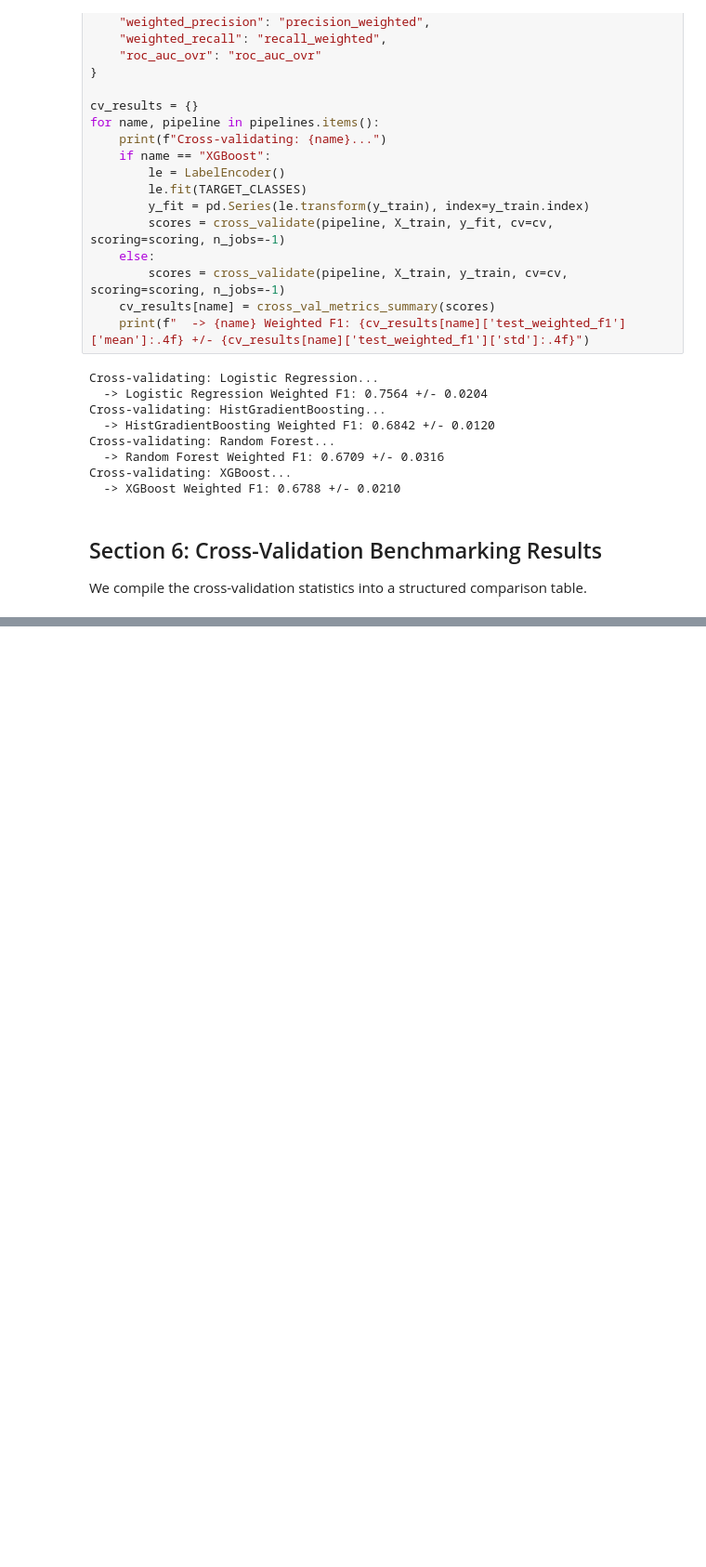
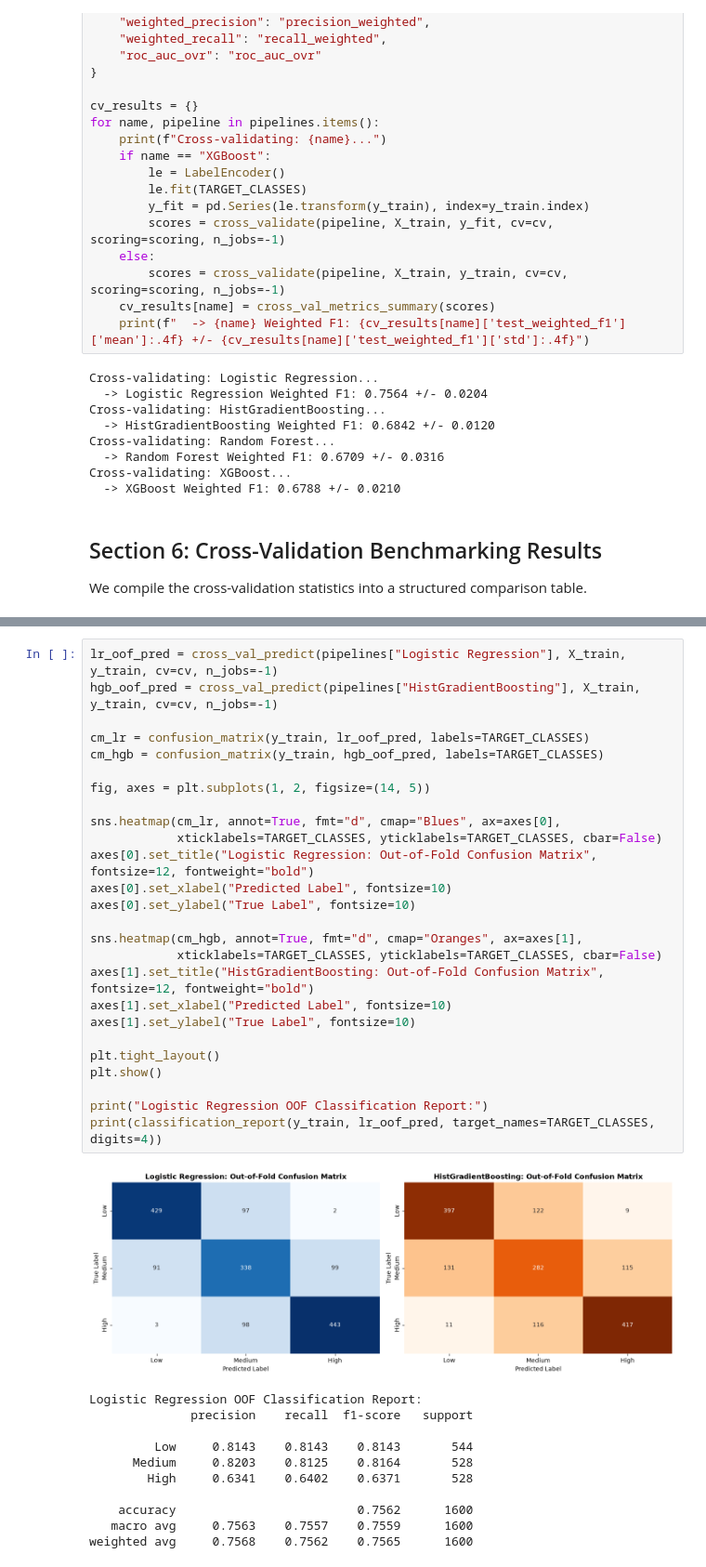
Before and after one commit to Badr-Eddine-Slaoui/CAMPUSWELL-RIS-LAB, a Jupyter notebook: notebooks/03_modeling_and_evaluation.ipynb, the cells around one changed output, grey strips where cells are left out. Shown at 93% size. Cells and saved outputs as stored; diff of their text form; blank space fills up the shorter version.

```diff
--- a/notebooks/03_modeling_and_evaluation.ipynb
+++ b/notebooks/03_modeling_and_evaluation.ipynb
@@ -210,0 +258,38 @@ benchmark_df
+# %%
+lr_oof_pred = cross_val_predict(pipelines["Logistic Regression"], X_train, y_train, cv=cv, n_jobs=-1)
+hgb_oof_pred = cross_val_predict(pipelines["HistGradientBoosting"], X_train, y_train, cv=cv, n_jobs=-1)
+
+cm_lr = confusion_matrix(y_train, lr_oof_pred, labels=TARGET_CLASSES)
+cm_hgb = confusion_matrix(y_train, hgb_oof_pred, labels=TARGET_CLASSES)
+
+fig, axes = plt.subplots(1, 2, figsize=(14, 5))
+
+sns.heatmap(cm_lr, annot=True, fmt="d", cmap="Blues", ax=axes[0],
+            xticklabels=TARGET_CLASSES, yticklabels=TARGET_CLASSES, cbar=False)
+axes[0].set_title("Logistic Regression: Out-of-Fold Confusion Matrix", fontsize=12, fontweight="bold")
+axes[0].set_xlabel("Predicted Label", fontsize=10)
+axes[0].set_ylabel("True Label", fontsize=10)
+
+sns.heatmap(cm_hgb, annot=True, fmt="d", cmap="Oranges", ax=axes[1],
+            xticklabels=TARGET_CLASSES, yticklabels=TARGET_CLASSES, cbar=False)
+axes[1].set_title("HistGradientBoosting: Out-of-Fold Confusion Matrix", fontsize=12, fontweight="bold")
+axes[1].set_xlabel("Predicted Label", fontsize=10)
+axes[1].set_ylabel("True Label", fontsize=10)
+
+plt.tight_layout()
+plt.show()
+
+print("Logistic Regression OOF Classification Report:")
+print(classification_report(y_train, lr_oof_pred, target_names=TARGET_CLASSES, digits=4))
+# %% [output]
+[figure, added]
+Logistic Regression OOF Classification Report:
+              precision    recall  f1-score   support
+
+         Low     0.8143    0.8143    0.8143       544
+      Medium     0.8203    0.8125    0.8164       528
+        High     0.6341    0.6402    0.6371       528
+
+    accuracy                         0.7562      1600
+   macro avg     0.7563    0.7557    0.7559      1600
+weighted avg     0.7568    0.7562    0.7565      1600
```
Also changed, not shown: parts of 4 cells of this notebook.
